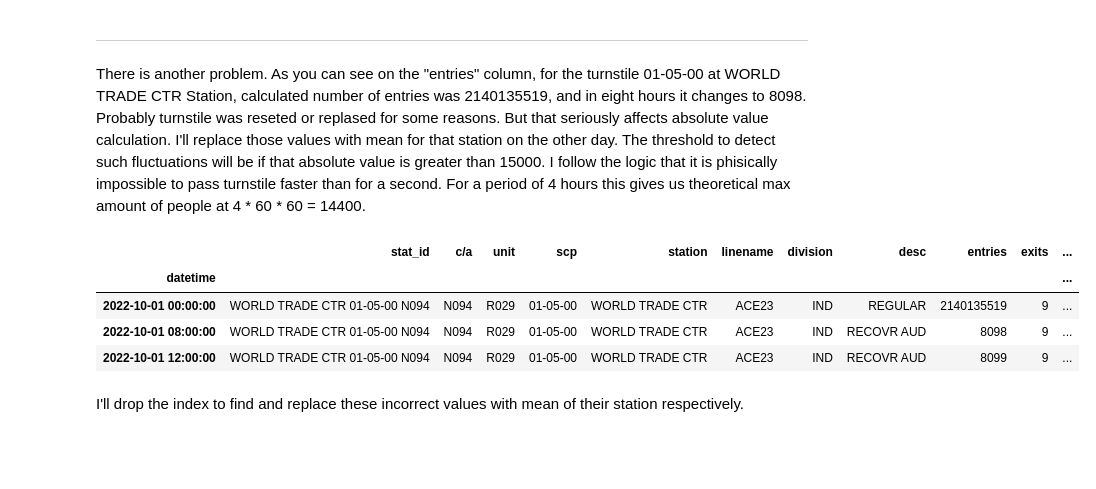
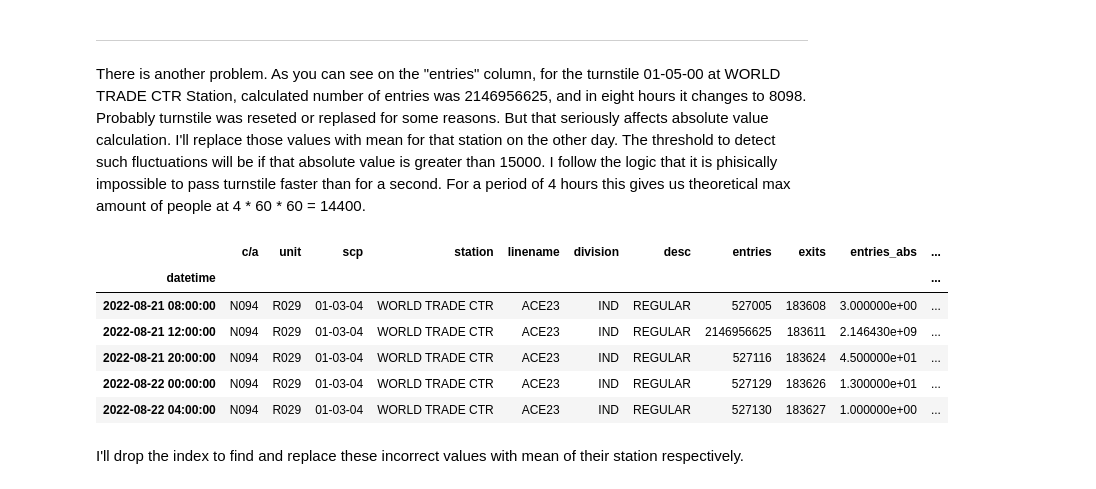
Before and after one commit to lmarett8/nyc_subway_traffic, a Jupyter notebook: notebooks/01_Download_Basic_Clean_year.ipynb, the cells around one changed output. Drawn from its saved outputs; the diff is of its cells as text; code cells hidden in the pictures; blank space fills up the shorter version.

```diff
--- a/notebooks/01_Download_Basic_Clean_year.ipynb
+++ b/notebooks/01_Download_Basic_Clean_year.ipynb
@@ -85,4 +36,16 @@ df_m1=pd.read_csv('http://web.mta.info/developers/data/nyct/turnstile/turnstile_
-# %%
-#concatenating files for the initail and -1 week to get values for the first row after diff()
-df=pd.concat([df_m1,df_first],axis=0,ignore_index=True)
-df.reset_index(inplace=True,drop=True)
+# %%
+def get_data(weeks_num):
+    links=get_list_of_files()
+    df_first=pd.read_csv(links[0],sep=',')
+    for week in range(1,weeks_num):
+        df_temp=pd.read_csv(links[week],sep=',')
+        df=pd.concat([df_temp,df_first],axis=0,ignore_index=True)
+        df.reset_index(inplace=True,drop=True)
+        df_first=df
+        print(f"Downloading {week} week of {weeks_num}")
+        time.sleep(1)
+        clear_output()
+    print("Done")
+    return df_first
+# %%
+df=get_data(52)
@@ -298,8 +259,6 @@ exits          0
 entries_abs    0
 exits_abs      0
 dtype: int64
-# %%
-df=df.reset_index(level=0).loc["2022-10-01":"2022-10-07"]
 # %%
 df
 # %% [output]
@@ -320,15 +279,17 @@ df
 # %% [markdown]
 ----
 # %% [markdown]
-There is another problem. As you can see on the "entries" column, for the turnstile 01-05-00 at WORLD TRADE CTR Station, calculated number of entries was 2140135519, and in eight hours it changes to 8098. Probably turnstile was reseted or replased for some reasons. But that seriously affects absolute value calculation. I'll replace those values with mean for that station on the other day. The threshold to detect such fluctuations will be if that absolute value is greater than 15000. I follow the logic that it is phisically impossible to pass turnstile faster than for a second. For a period of 4 hours this gives us theoretical max amount of people at 4 * 60 * 60 = 14400.
+There is another problem. As you can see on the "entries" column, for the turnstile 01-05-00 at WORLD TRADE CTR Station, calculated number of entries was 2146956625, and in eight hours it changes to 8098. Probably turnstile was reseted or replased for some reasons. But that seriously affects absolute value calculation. I'll replace those values with mean for that station on the other day. The threshold to detect such fluctuations will be if that absolute value is greater than 15000. I follow the logic that it is phisically impossible to pass turnstile faster than for a second. For a period of 4 hours this gives us theoretical max amount of people at 4 * 60 * 60 = 14400.
 # %%
-df[df["station"]=='WORLD TRADE CTR'].iloc[527:530]
+df.loc["WORLD TRADE CTR 01-03-04 N094"].iloc[1855:1860]
 # %% [output]
-|  | stat_id | c/a | unit | scp | station | linename | division | desc | entries | exits | ... |
+|  | c/a | unit | scp | station | linename | division | desc | entries | exits | entries_abs | ... |
 | datetime |  |  |  |  |  |  |  |  |  |  | ... |
-| 2022-10-01 00:00:00 | WORLD TRADE CTR 01-05-00 N094 | N094 | R029 | 01-05-00 | WORLD TRADE CTR | ACE23 | IND | REGULAR | 2140135519 | 9 | ... |
-| 2022-10-01 08:00:00 | WORLD TRADE CTR 01-05-00 N094 | N094 | R029 | 01-05-00 | WORLD TRADE CTR | ACE23 | IND | RECOVR AUD | 8098 | 9 | ... |
-| 2022-10-01 12:00:00 | WORLD TRADE CTR 01-05-00 N094 | N094 | R029 | 01-05-00 | WORLD TRADE CTR | ACE23 | IND | RECOVR AUD | 8099 | 9 | ... |
+| 2022-08-21 08:00:00 | N094 | R029 | 01-03-04 | WORLD TRADE CTR | ACE23 | IND | REGULAR | 527005 | 183608 | 3.000000e+00 | ... |
+| 2022-08-21 12:00:00 | N094 | R029 | 01-03-04 | WORLD TRADE CTR | ACE23 | IND | REGULAR | 2146956625 | 183611 | 2.146430e+09 | ... |
+| 2022-08-21 20:00:00 | N094 | R029 | 01-03-04 | WORLD TRADE CTR | ACE23 | IND | REGULAR | 527116 | 183624 | 4.500000e+01 | ... |
+| 2022-08-22 00:00:00 | N094 | R029 | 01-03-04 | WORLD TRADE CTR | ACE23 | IND | REGULAR | 527129 | 183626 | 1.300000e+01 | ... |
+| 2022-08-22 04:00:00 | N094 | R029 | 01-03-04 | WORLD TRADE CTR | ACE23 | IND | REGULAR | 527130 | 183627 | 1.000000e+00 | ... |
 # %% [markdown]
 I'll drop the index to find and replace these incorrect values with mean of their station respectively.
 # %%
```
Also changed, not shown: parts of 23 cells of this notebook.
